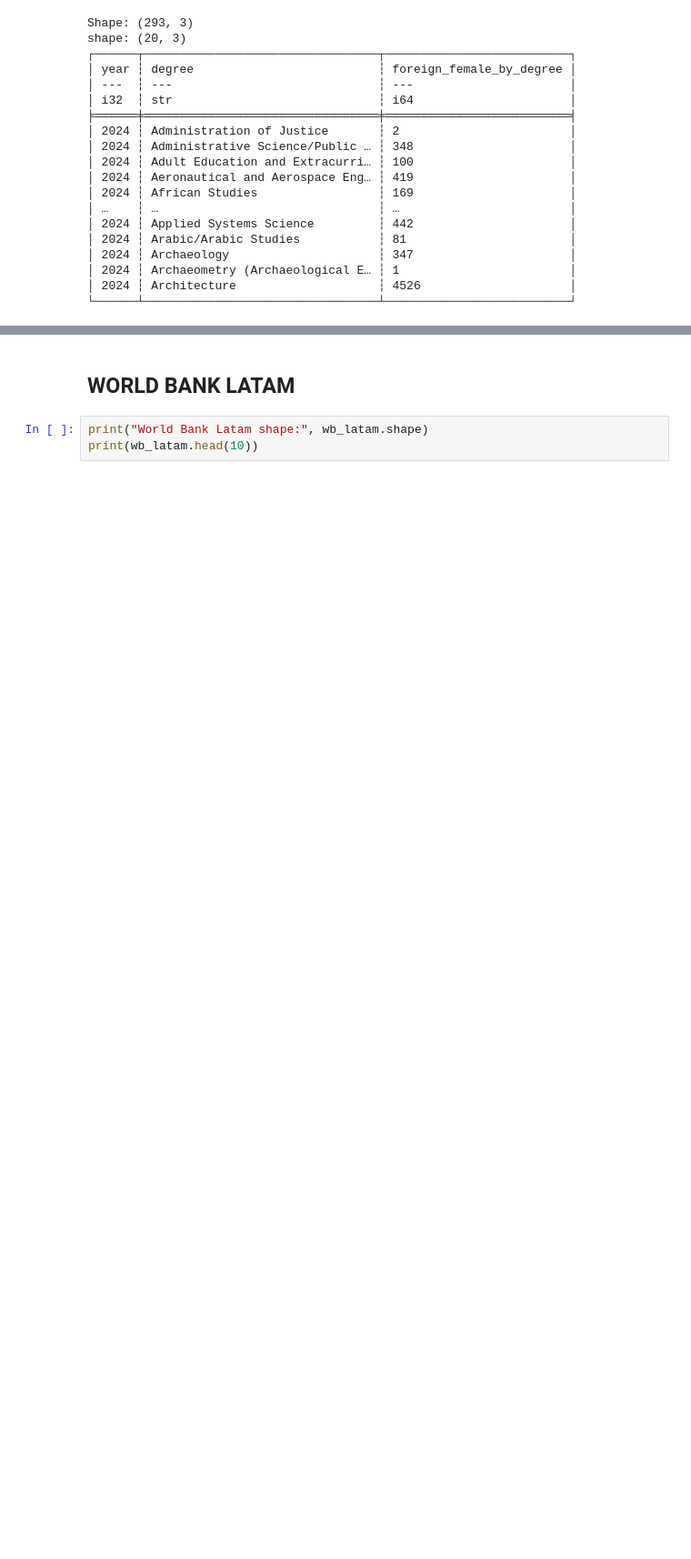
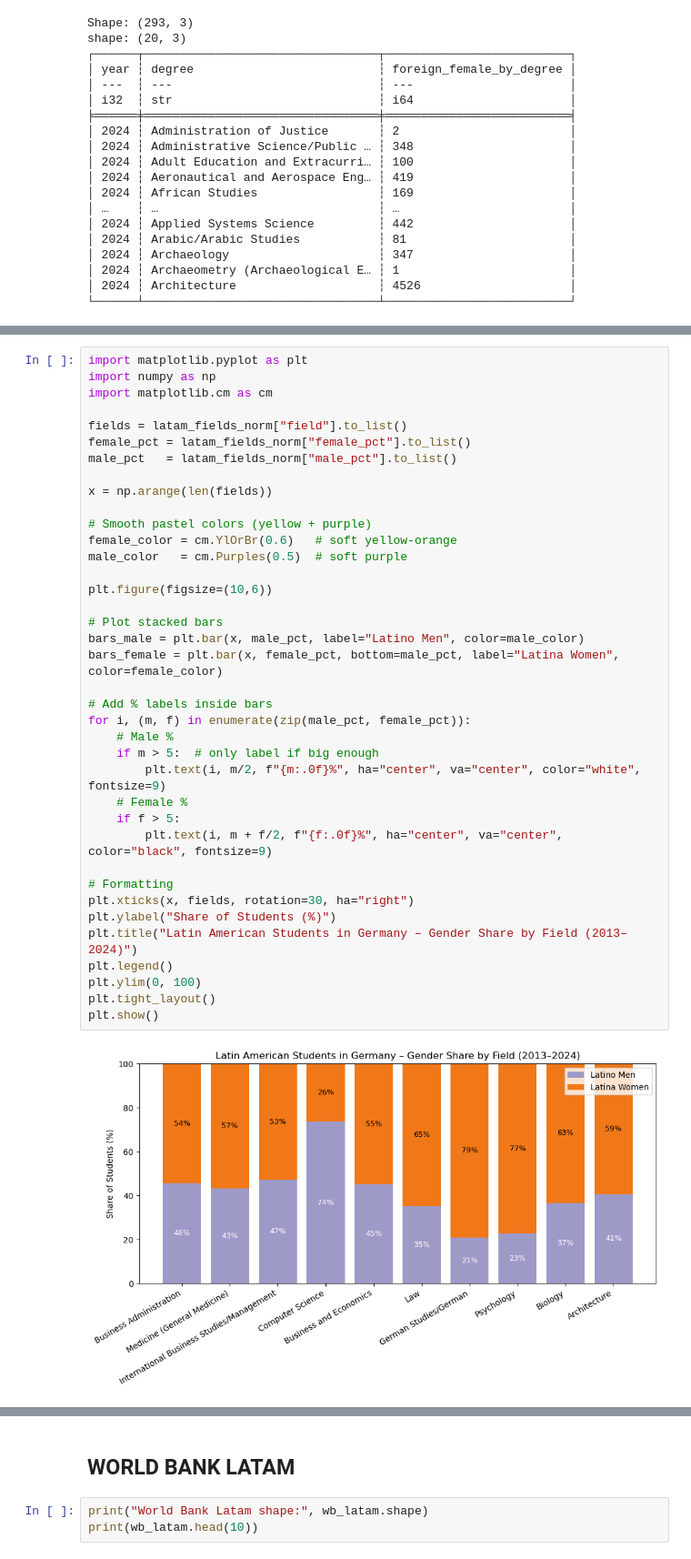
Before and after one commit to jhenifherAlmeida/Final_project, a Jupyter notebook: merged_files.ipynb, the cells around one changed output, grey strips where cells are left out. Shown at 91% size. Cells and saved outputs as stored; diff of their text form; blank space fills up the shorter version.

```diff
--- a/merged_files.ipynb
+++ b/merged_files.ipynb
@@ -358 +577,41 @@ shape: (20, 3)
+# %%
+import matplotlib.pyplot as plt
+import numpy as np
+import matplotlib.cm as cm
+
+fields = latam_fields_norm["field"].to_list()
+female_pct = latam_fields_norm["female_pct"].to_list()
+male_pct   = latam_fields_norm["male_pct"].to_list()
+
+x = np.arange(len(fields))
+
+# Smooth pastel colors (yellow + purple)
+female_color = cm.YlOrBr(0.6)   # soft yellow-orange
+male_color   = cm.Purples(0.5)  # soft purple
+
+plt.figure(figsize=(10,6))
+
+# Plot stacked bars
+bars_male = plt.bar(x, male_pct, label="Latino Men", color=male_color)
+bars_female = plt.bar(x, female_pct, bottom=male_pct, label="Latina Women", color=female_color)
+
+# Add % labels inside bars
+for i, (m, f) in enumerate(zip(male_pct, female_pct)):
+    # Male %
+    if m > 5:  # only label if big enough
+        plt.text(i, m/2, f"{m:.0f}%", ha="center", va="center", color="white", fontsize=9)
+    # Female %
+    if f > 5:
+        plt.text(i, m + f/2, f"{f:.0f}%", ha="center", va="center", color="black", fontsize=9)
+
+# Formatting
+plt.xticks(x, fields, rotation=30, ha="right")
+plt.ylabel("Share of Students (%)")
+plt.title("Latin American Students in Germany – Gender Share by Field (2013–2024)")
+plt.legend()
+plt.ylim(0, 100)
+plt.tight_layout()
+plt.show()
+# %% [output]
+[figure, added]
 # %%
```
Also changed, not shown: parts of 76 cells of this notebook.
